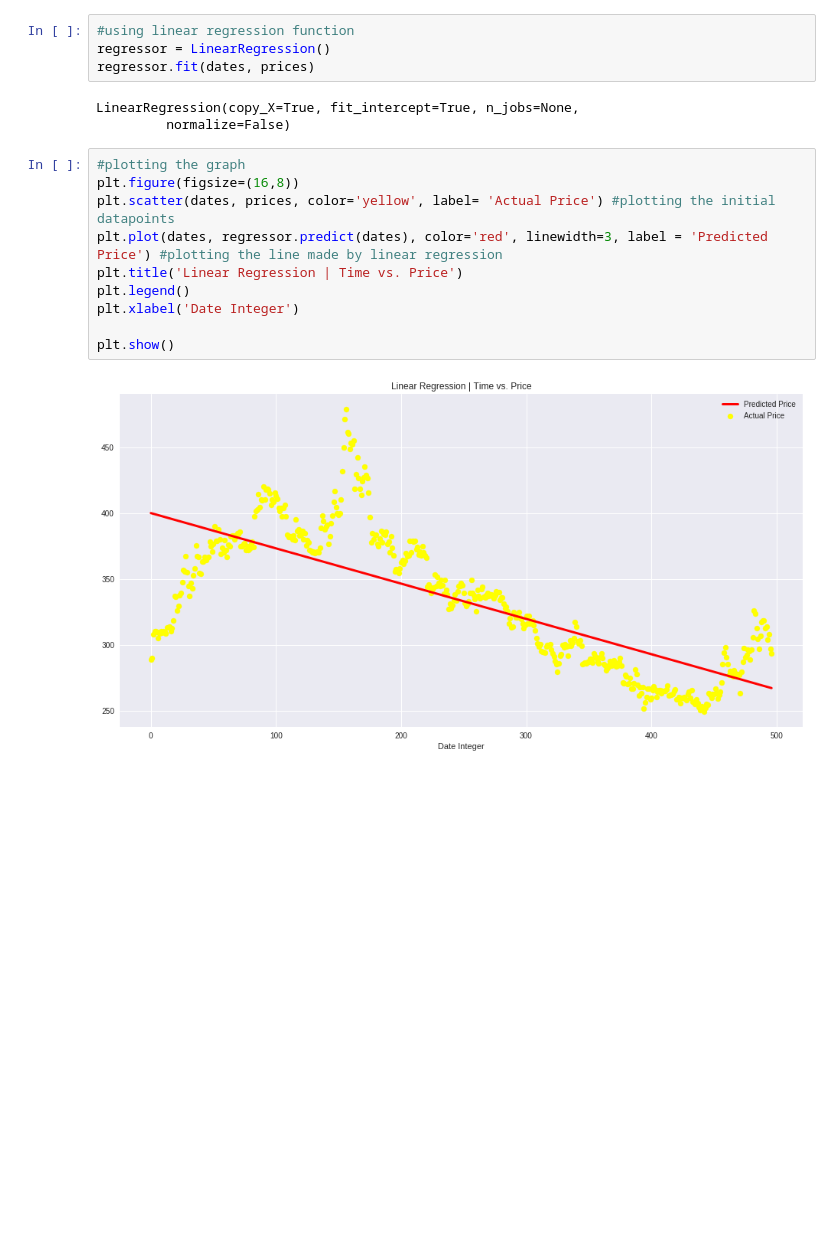
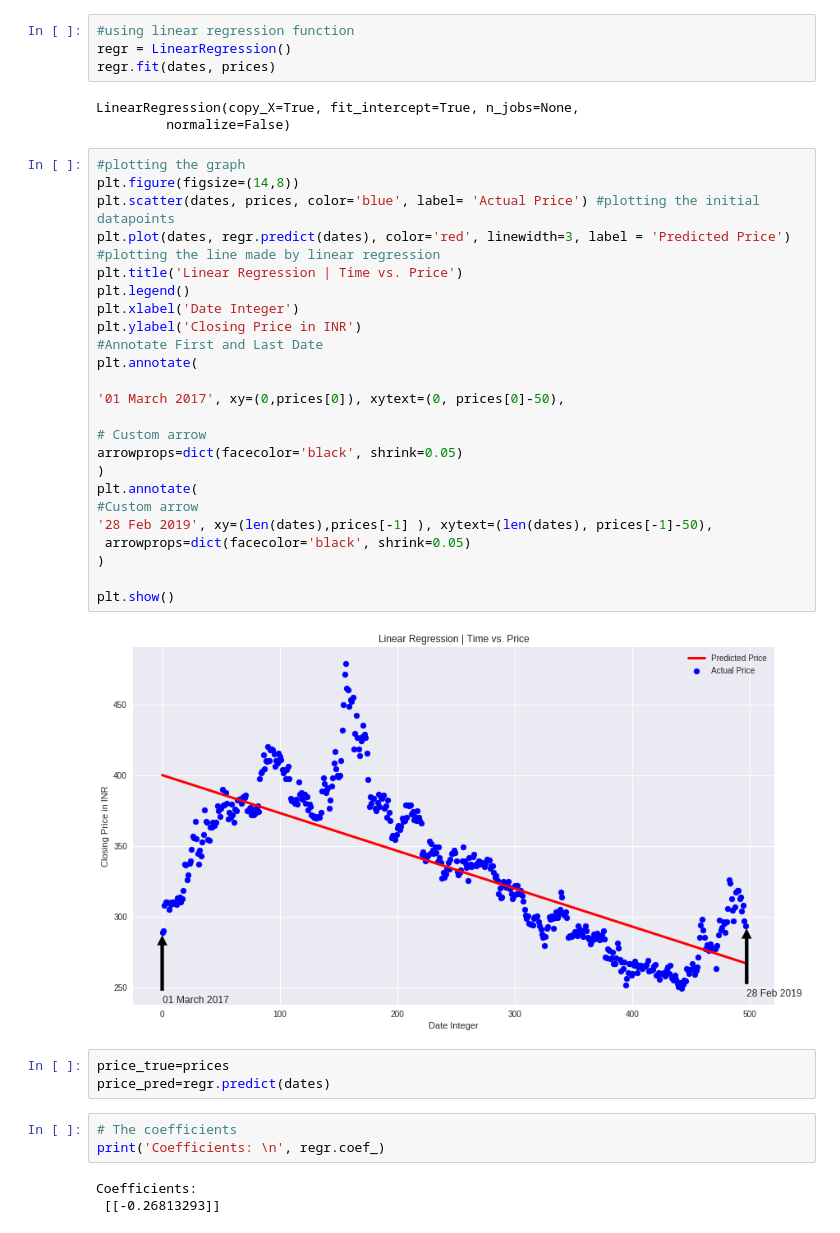
Before and after one commit to Sachinparashar52/Stockpredict, a Jupyter notebook: Assignment.ipynb, the cells around one changed output. Drawn from its saved outputs; the diff is of its cells as text; blank space fills up the shorter version.

```diff
--- a/Assignment.ipynb
+++ b/Assignment.ipynb
@@ -41,20 +42,43 @@ dates = np.reshape(dates, (len(dates), 1))
 prices = np.reshape(prices, (len(prices), 1))
 # %%
 #using linear regression function
-regressor = LinearRegression()
-regressor.fit(dates, prices)
+regr = LinearRegression()
+regr.fit(dates, prices)
 # %% [output]
 LinearRegression(copy_X=True, fit_intercept=True, n_jobs=None,
          normalize=False)
 # %%
 #plotting the graph
-plt.figure(figsize=(16,8))
-plt.scatter(dates, prices, color='yellow', label= 'Actual Price') #plotting the initial datapoints
-plt.plot(dates, regressor.predict(dates), color='red', linewidth=3, label = 'Predicted Price') #plotting the line made by linear regression
+plt.figure(figsize=(14,8))
+plt.scatter(dates, prices, color='blue', label= 'Actual Price') #plotting the initial datapoints
+plt.plot(dates, regr.predict(dates), color='red', linewidth=3, label = 'Predicted Price') #plotting the line made by linear regression
 plt.title('Linear Regression | Time vs. Price')
 plt.legend()
 plt.xlabel('Date Integer')
+plt.ylabel('Closing Price in INR')
+#Annotate First and Last Date
+plt.annotate(
+
+'01 March 2017', xy=(0,prices[0]), xytext=(0, prices[0]-50),
+
+# Custom arrow
+arrowprops=dict(facecolor='black', shrink=0.05)
+)
+plt.annotate(
+#Custom arrow
+'28 Feb 2019', xy=(len(dates),prices[-1] ), xytext=(len(dates), prices[-1]-50),
+ arrowprops=dict(facecolor='black', shrink=0.05)
+)
 
 plt.show()
 # %% [output]
-[figure, old version]
+[figure, new version]
+# %%
+price_true=prices
+price_pred=regr.predict(dates)
+# %%
+# The coefficients
+print('Coefficients: \n', regr.coef_)
+# %% [output]
+Coefficients:
+ [[-0.26813293]]
```
Also changed, not shown: parts of 5 cells of this notebook.
